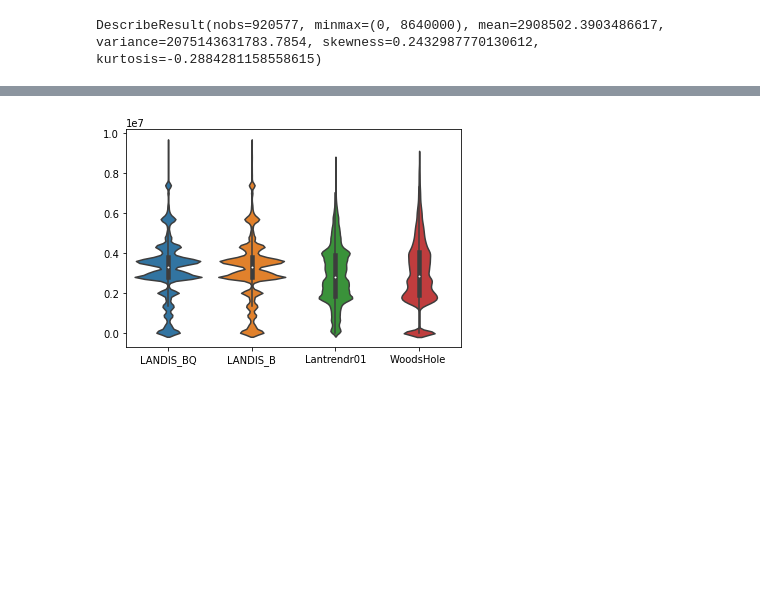
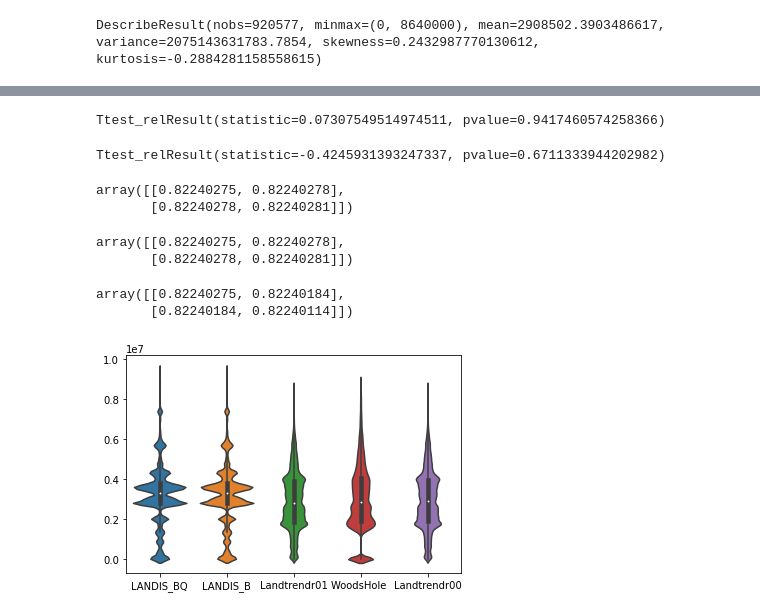
Before and after one commit to kvenable2011/VELMA_BC_Best_DA, a Jupyter notebook: 051022BiomassCheckswviolin2.ipynb, the cells around one changed output, grey strips where cells are left out. Drawn from its saved outputs; the diff is of its cells as text; code cells hidden in the pictures; blank space fills up the shorter version.

```diff
--- a/051022BiomassCheckswviolin2.ipynb
+++ b/051022BiomassCheckswviolin2.ipynb
@@ -25,0 +41,3 @@ Index(['iCell', 'LANDIS_BQ', 'LANDIS_B', 'Lantrendr01', 'WoodsHole '], dtype='ob
+# %%
+data_array_1=df_ltr_00.values[:, 0:-1]
+data_array_1.shape
@@ -25,0 +50,3 @@ Index(['iCell', 'LANDIS_BQ', 'LANDIS_B', 'Lantrendr01', 'WoodsHole '], dtype='ob
+# %%
+ltr_00_np = data_array_1.reshape(-1,1, order='C')
+ltr_00_np.shape
@@ -25,0 +63,3 @@ Index(['iCell', 'LANDIS_BQ', 'LANDIS_B', 'Lantrendr01', 'WoodsHole '], dtype='ob
+# %%
+df['Lantrendr00']=ltr_00_np
+df.head()
@@ -25,0 +83,3 @@ Index(['iCell', 'LANDIS_BQ', 'LANDIS_B', 'Lantrendr01', 'WoodsHole '], dtype='ob
+# %%
+df['Lantrendr00']=df['Lantrendr00'].transform(lambda x:int(x*45000))
+df
@@ -50,6 +357,29 @@ import seaborn as sns
+# %%
+stats.ttest_rel(y4,y2)
+# %% [output]
+Ttest_relResult(statistic=0.07307549514974511, pvalue=0.9417460574258366)
+# %%
+stats.ttest_rel(y4,y1)
+# %% [output]
+Ttest_relResult(statistic=-0.4245931393247337, pvalue=0.6711333944202982)
+# %%
+np.cov(y4,y3)
+# %% [output]
+array([[0.82240275, 0.82240278],
+       [0.82240278, 0.82240281]])
+# %%
+np.cov(y4, y2)
+# %% [output]
+array([[0.82240275, 0.82240278],
+       [0.82240278, 0.82240281]])
+# %%
+np.cov(y4,y1)
+# %% [output]
+array([[0.82240275, 0.82240184],
+       [0.82240184, 0.82240114]])
 # %%
 ax5 = sns.violinplot(
-        data = df.drop(columns={'iCell'}), showmeans=False, showmedians=True,
+        data = df.drop(columns={'iCell'}).rename(columns = {'Lantrendr01':'Landtrendr01', 'Lantrendr00':'Landtrendr00'}), showmeans=False, showmedians=True,
         showextrema=True)
 # %% [output]
-[figure, old version]
+[figure, new version]
```
Also changed, not shown: parts of 60 cells of this notebook, 2 other files.
